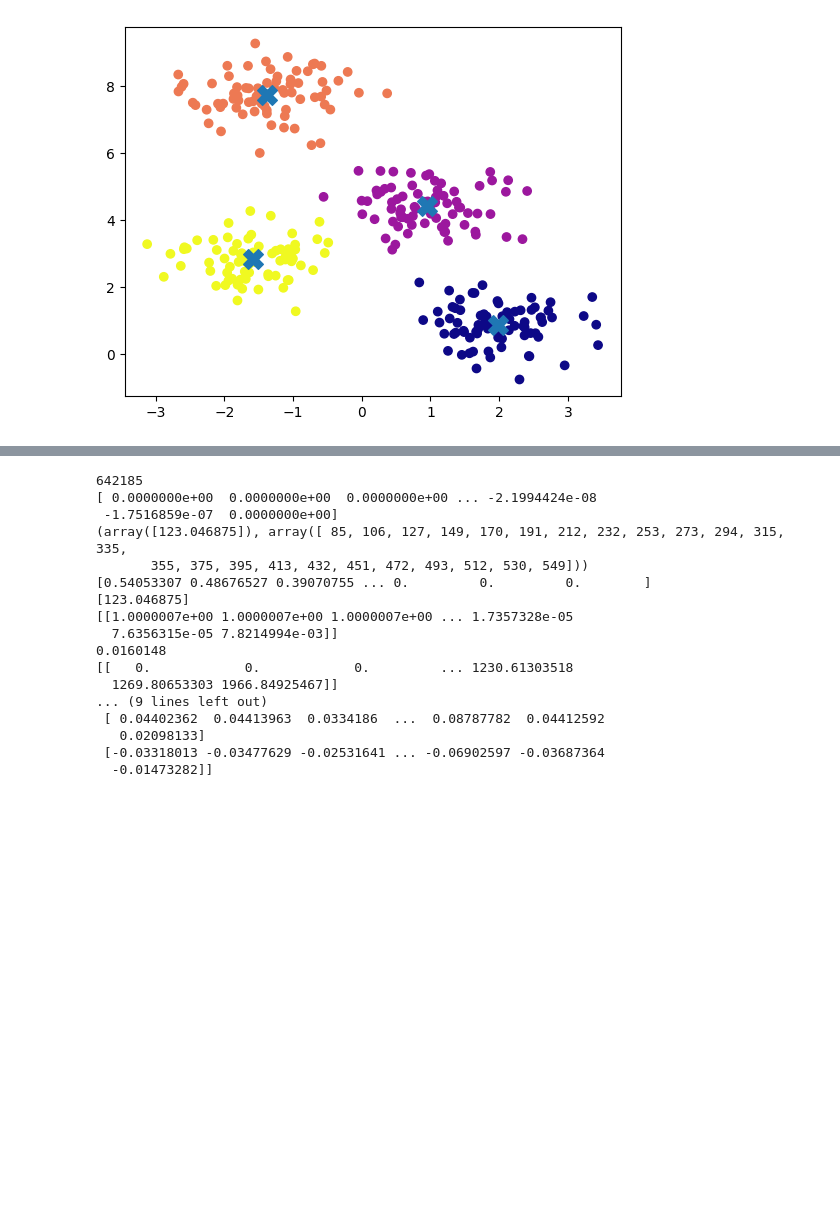
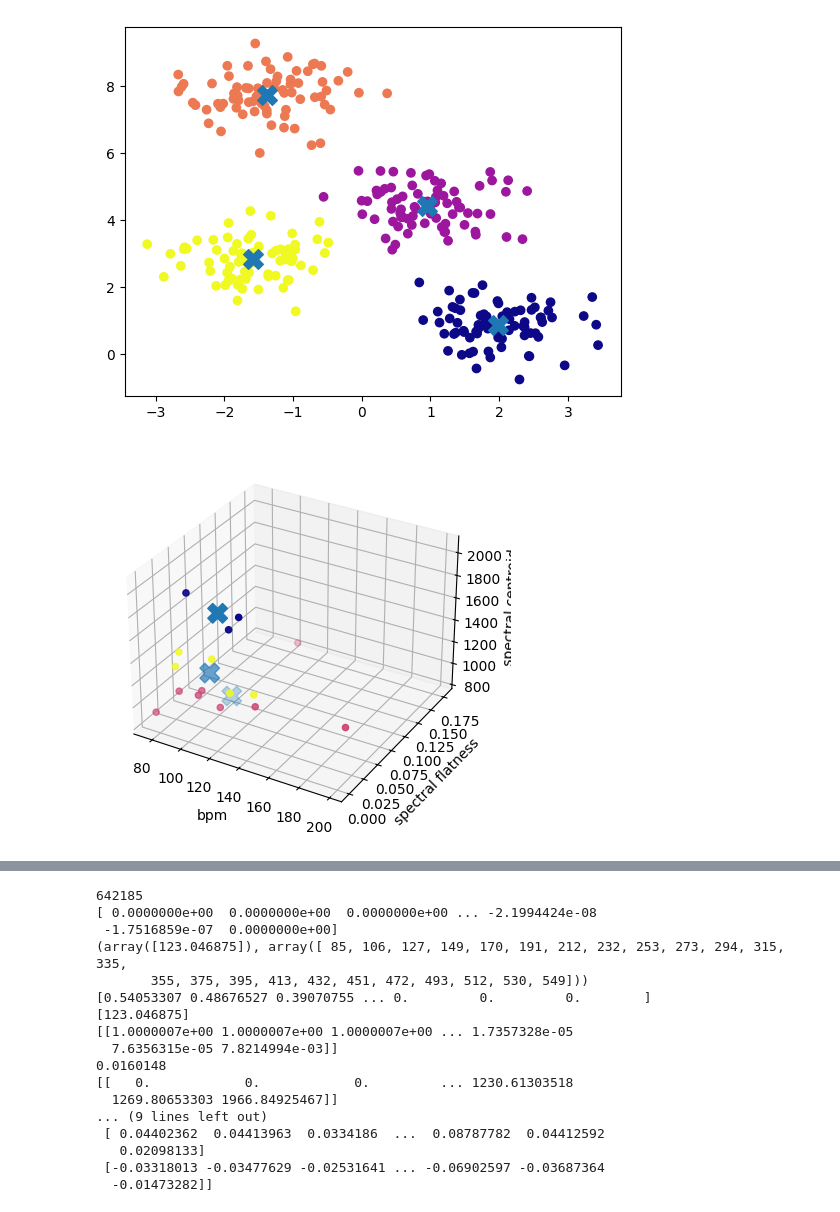
Before and after one commit to BerkUnver/MusicClassifier, a Jupyter notebook: MusicClassifier.ipynb, the cells around one changed output, grey strips where cells are left out. Cells and saved outputs as stored; diff of their text form; code cells hidden in the pictures; blank space fills up the shorter version.

```diff
--- a/MusicClassifier.ipynb
+++ b/MusicClassifier.ipynb
@@ -125,20 +127,9 @@ test_k_means_cluster()
 # %% [output]
 [figure]
 # %%
-def plot_spectral_flatness(): # Test spectral flatness graph
-  (file_data, file_sample_rate) = librosa.load("Datasets/MagnaTagATune/0/american_bach_soloists-j_s__bach__cantatas_volume_v-01-gleichwie_der_regen_und_schnee_vom_himmel_fallt_bwv_18_i_sinfonia-0-29.mp3")
-  print(len(file_data))
-
-  # matplotlib test data
-  S = librosa.feature.melspectrogram(y=file_data, sr=file_sample_rate, n_mels=128, fmax=8000)
-
-  fig, ax = plt.subplots()
-  S_dB = librosa.power_to_db(S, ref=np.max)
-  img = librosa.display.specshow(S_dB, x_axis='time', y_axis='mel', sr=file_sample_rate, fmax=8000, ax=ax)
-  fig.colorbar(img, ax=ax, format='%+2.0f dB')
-  ax.set(title='Mel-frequency spectrogram')
-# plot_spectral_flatness()
-
+#
+# Test clustering based on bpm, spectral flatness, and spectral centroid. #####
+#
 
 # Because of dynamic typing, we have to do this.
 # Just treat this like a C struct for now.
@@ -202,38 +193,36 @@ def plot_bpm_and_spectral_flatness():
   subplot = figure.add_subplot(projection='3d')
   subplot.set_xlabel("bpm")
   subplot.set_ylabel("spectral flatness")
-  subplot.set_zlabel("spectral_centroid")
+  subplot.set_zlabel("spectral centroid")
 
   data_py = []
   for song in songs:
     data_py.append([song.bpm, song.spectral_flatness, song.spectral_centroid])
 
   data = np.array(data_py)
 
-  cluster_count = 4
+  cluster_count = 3
 
   cluster_size_avg = len(songs) / float(cluster_count)
 
  # These are values I chose so the clusters aren't too big or
   cluster_size_min = int(cluster_size_avg * 2/3)
   cluster_size_max = int(cluster_size_avg * 1.5)
 
   clf = k_means_constrained.KMeansConstrained(
     n_clusters=cluster_count,
     size_min=cluster_size_min,
     size_max=cluster_size_max,
     random_state=0
   )
 
   labels = clf.fit_predict(data)
   clusters = clf.cluster_centers_
 
-  for i in range(len(songs)):
-    song = songs[i]
-    label = labels[i]
-
   subplot.scatter(data[:, 0], data[:, 1], data[:, 2], c=labels, cmap="plasma")
-  subplot.scatter(clusters[:, 0], clusters[:, 1], marker="X", s=200)
-  # subplot.show()
+  subplot.scatter(clusters[:, 0], clusters[:, 1], clusters[:, 2], marker="X", s=200)
+  plt.show()
 
 plot_bpm_and_spectral_flatness()
+# %% [output]
+[figure, added]
```
Also changed, not shown: parts of 7 cells of this notebook, 4 other files.
